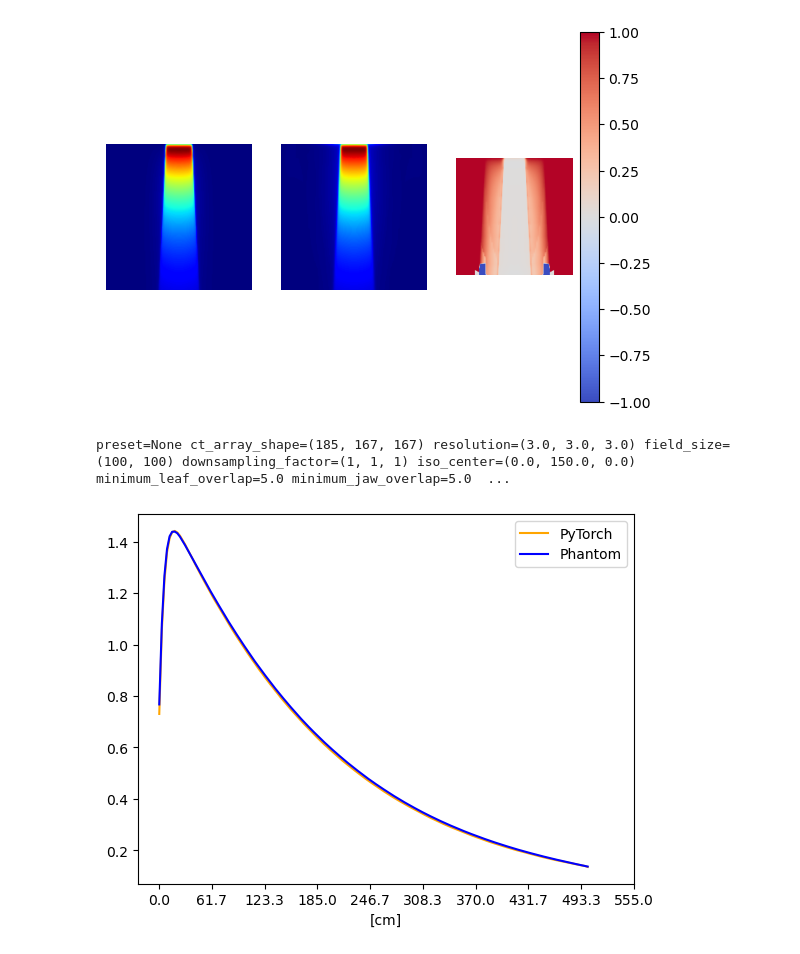
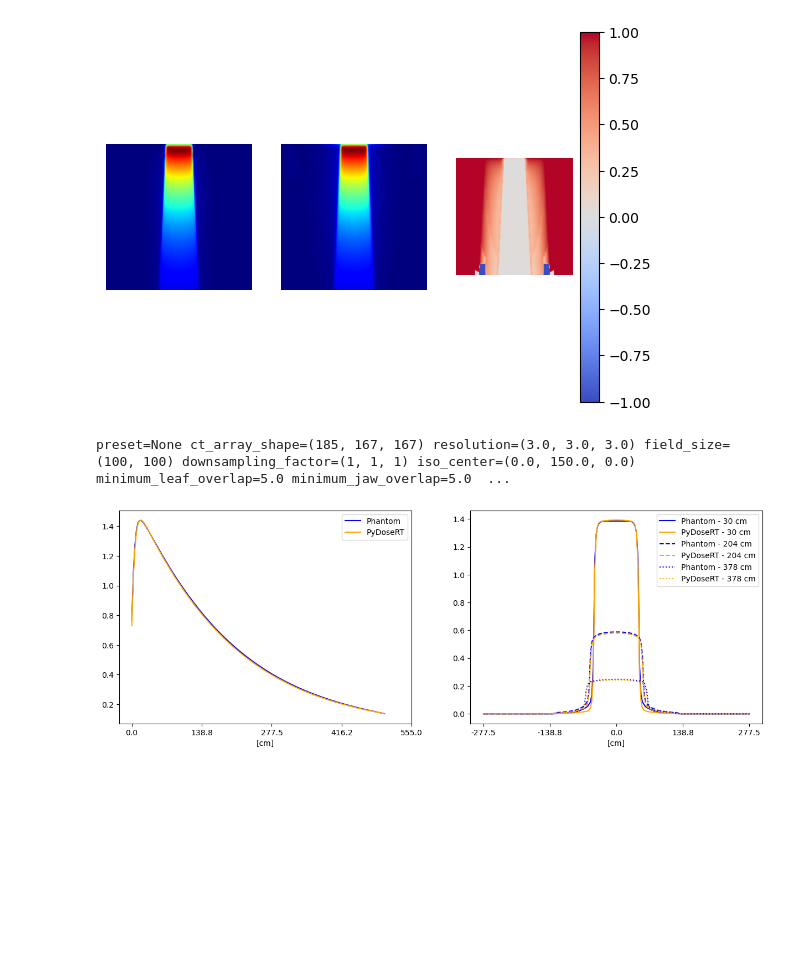
Before and after one commit to UMU-DDI/PyDoseRT, a Jupyter notebook: examples/phantom.ipynb, the cells around one changed output. Saved outputs shown, nothing was run; the diff lists cells and outputs as text; code cells hidden in the pictures; blank space fills up the shorter version.

```diff
--- a/examples/phantom.ipynb
+++ b/examples/phantom.ipynb
@@ -83,29 +83,50 @@ plt.show()
 # %%
 air_gap = 1
 
 print(config)
 
 slice_idx = 84
 depth_index = 93
 
 x = np.linspace(0, config.ct_array_shape[1], config.ct_array_shape[1])
 
+plt.figure(figsize=(15, 5))
 # Create the plot
-plt.plot(x, dose_plot[0, slice_idx, :, depth_index], label='PyTorch', color='orange')
+plt.subplot(121)
 plt.plot(x, ds_ref[slice_idx, :, depth_index], label='Phantom', color='blue')
+plt.plot(x, dose_plot[0, slice_idx, :, depth_index], label='PyDoseRT', color='orange')
 plt.legend()
 
 # Set x-ticks from 0 to 128, but label them as 0 to 26
-num_ticks = 10
+num_ticks = 5
 new_xticks = np.linspace(0, config.ct_array_shape[0], num_ticks)  # 27 points from 0 to 128
 new_xtick_labels = np.round(np.linspace(0, config.ct_array_shape[0]*config.resolution[0], num_ticks), 1)  # Corresponding labels from 0 to 26
 
 # Apply the new ticks and labels
 plt.xticks(new_xticks, new_xtick_labels)
 plt.xlabel('[cm]')
 
+plt.subplot(122)
+
+num_ticks = 5
+new_xticks = np.linspace(0, config.ct_array_shape[0], num_ticks)  # 27 points from 0 to 128
+new_xtick_labels = np.round(np.linspace(-config.ct_array_shape[0]*config.resolution[0] / 2, config.ct_array_shape[0]*config.resolution[0] / 2, num_ticks), 1)  # Corresponding labels from 0 to 26
+x = np.linspace(0, config.ct_array_shape[0], config.ct_array_shape[0])
+
+# Create the plot
+slices = np.linspace(10, config.ct_array_shape[0], 3, endpoint=False).astype(int)
+line_styles = ['-', '--', ':']
+for i in range(len(slices)):
+  plt.plot(x, ds_ref[:, slices[i], depth_index], label=f'Phantom - {int(slices[i] * config.resolution[1])} cm', color='blue', linestyle=line_styles[i])
+  plt.plot(x, dose_plot[0, :, slices[i], depth_index], label=f'PyDoseRT - {int(slices[i] * config.resolution[1])} cm', color='orange', linestyle=line_styles[i])
+plt.legend()
+
+# Apply the new ticks and labels
+plt.xticks(new_xticks, new_xtick_labels)
+plt.xlabel('[cm]')
+
 # Show the plot
 plt.show()
 # %% [output]
 preset=None ct_array_shape=(185, 167, 167) resolution=(3.0, 3.0, 3.0) field_size=(100, 100) downsampling_factor=(1, 1, 1) iso_center=(0.0, 150.0, 0.0) minimum_leaf_overlap=5.0 minimum_jaw_overlap=5.0  ...
-[figure, old version]
+[figure, new version]
```
Also changed, not shown: parts of 1 cell of this notebook, 2 other files.
